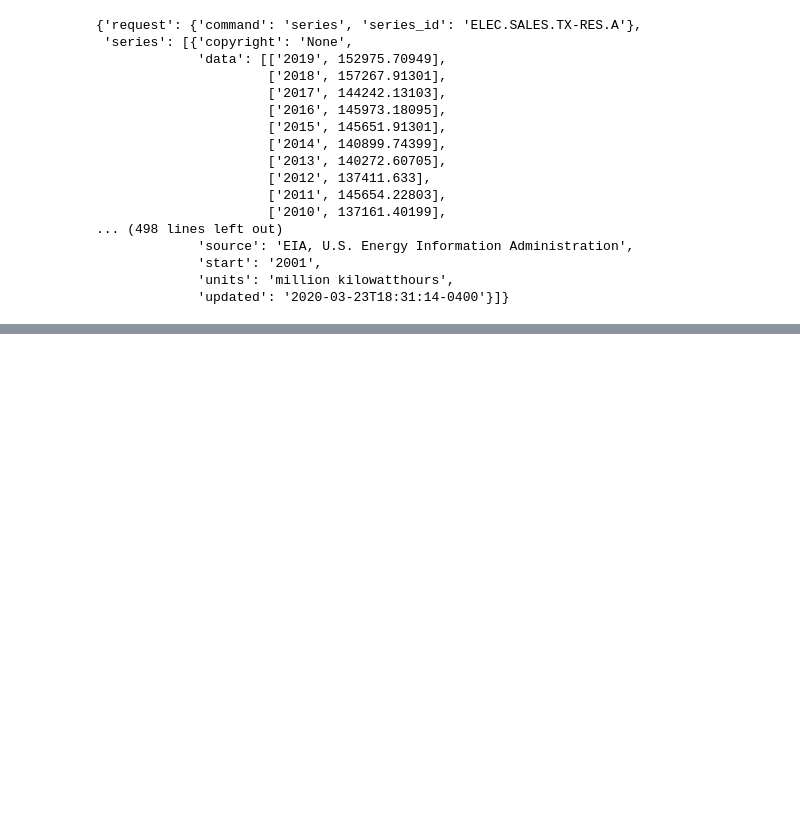
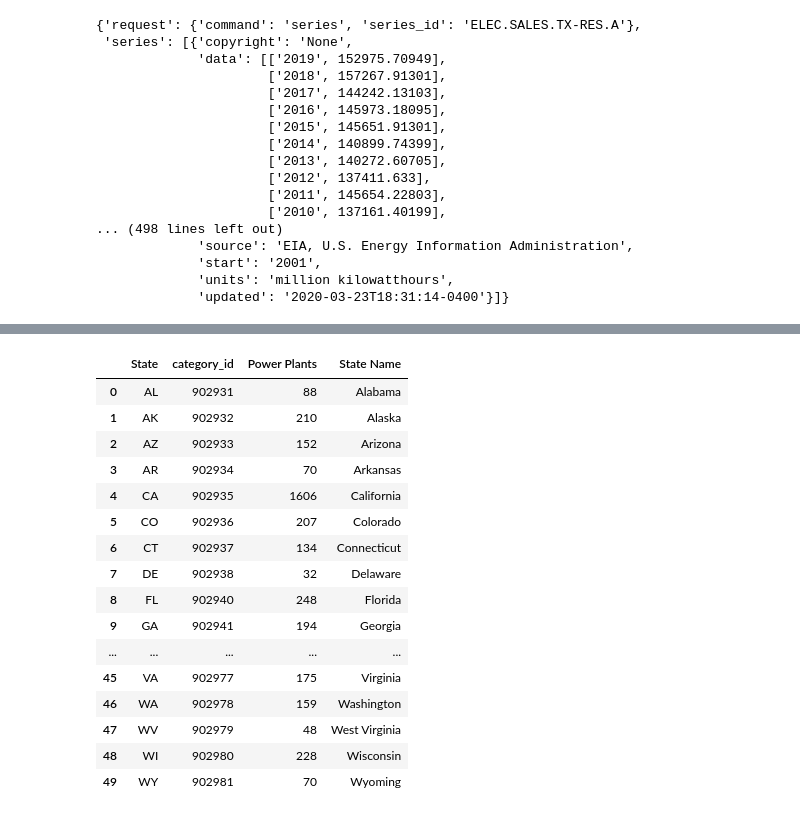
Before and after one commit to gpivaro/Project_1, a Jupyter notebook: Gabriel_Notebook.ipynb, the cells around one changed output, grey strips where cells are left out. Cells and saved outputs as stored; diff of their text form; code cells hidden in the pictures; blank space fills up the shorter version.

```diff
--- a/Gabriel_Notebook.ipynb
+++ b/Gabriel_Notebook.ipynb
@@ -166,0 +270,32 @@ for i in range(len(state)):
+# %%
+# Remove District of Columbia
+power_plants_state_df.drop(power_plants_state_df.loc[power_plants_state_df['State'] == 'District of Columbia'].index, inplace=True)
+# %%
+# Add One Column for State Name
+power_plants_state_df['State Name']=power_plants_state_df['State']
+# %%
+# Replace the Full State Name by Abbreviations
+power_plants_state_df['State'] = states
+# %%
+# Reset index
+power_plants_state_df.reset_index(drop=True, inplace=True)
+# %%
+power_plants_state_df
+# %% [output]
+|  | State | category_id | Power Plants | State Name |
+| 0 | AL | 902931 | 88 | Alabama |
+| 1 | AK | 902932 | 210 | Alaska |
+| 2 | AZ | 902933 | 152 | Arizona |
+| 3 | AR | 902934 | 70 | Arkansas |
+| 4 | CA | 902935 | 1606 | California |
+| 5 | CO | 902936 | 207 | Colorado |
+| 6 | CT | 902937 | 134 | Connecticut |
+| 7 | DE | 902938 | 32 | Delaware |
+| 8 | FL | 902940 | 248 | Florida |
+| 9 | GA | 902941 | 194 | Georgia |
+| ... | ... | ... | ... | ... |
+| 45 | VA | 902977 | 175 | Virginia |
+| 46 | WA | 902978 | 159 | Washington |
+| 47 | WV | 902979 | 48 | West Virginia |
+| 48 | WI | 902980 | 228 | Wisconsin |
+| 49 | WY | 902981 | 70 | Wyoming |
```
Also changed, not shown: parts of 7 cells of this notebook, 5 other files.
